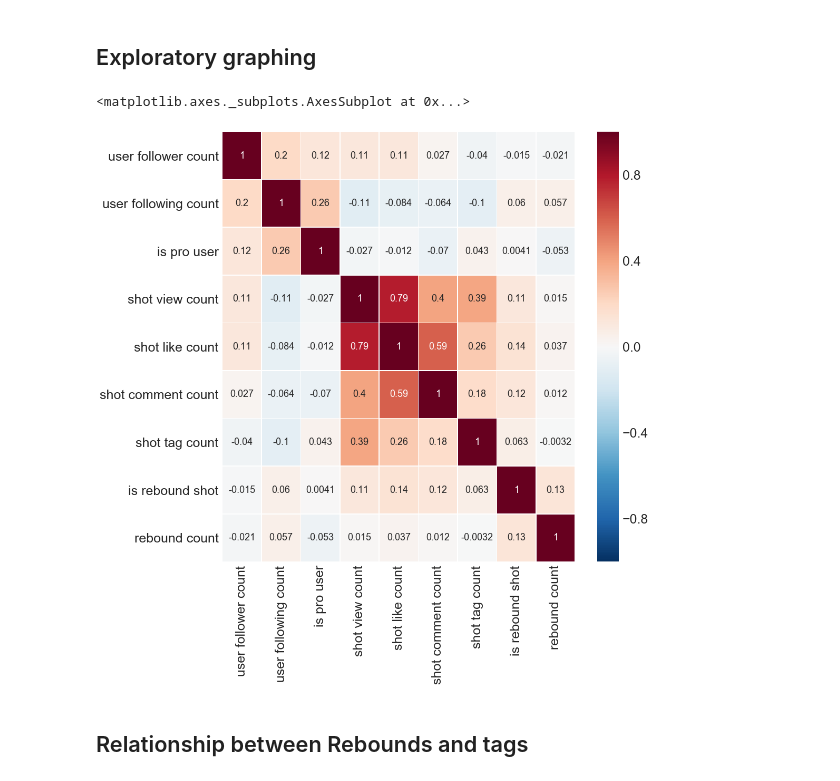
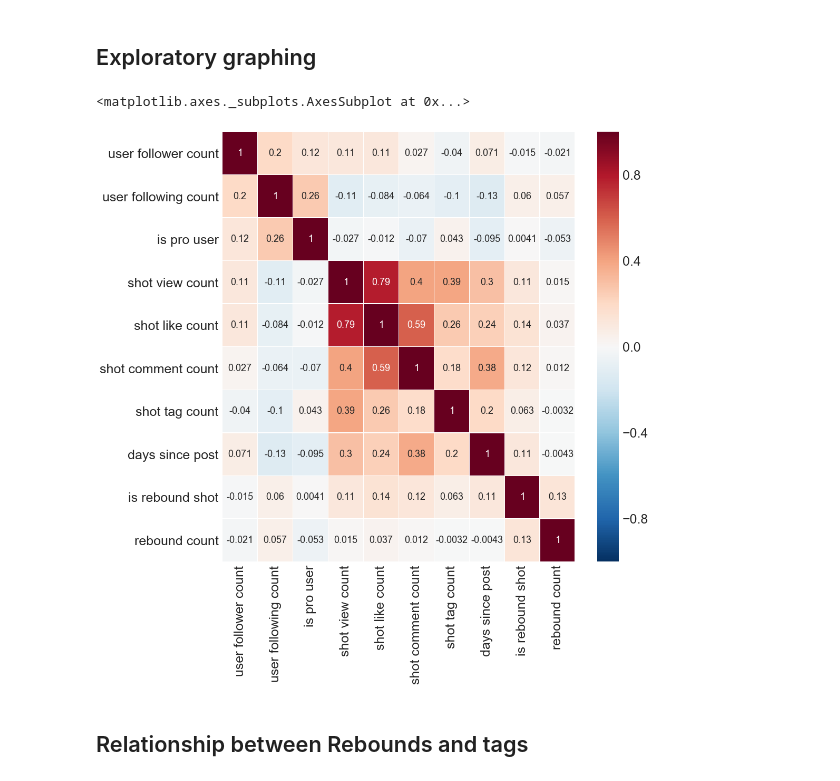
Before and after one commit to kapil1garg/sccs-dribble-parser, a Jupyter notebook: dribbble-scraping-kapil.ipynb, the cells around one changed output. Saved outputs shown, nothing was run; the diff lists cells and outputs as text; code cells hidden in the pictures.

Commit message:
adding number days since shot post to rebound analysis

```diff
--- a/dribbble-scraping-kapil.ipynb
+++ b/dribbble-scraping-kapil.ipynb
@@ -6,6 +6,7 @@ import pickle
 import operator
 import time
 import os
+import datetime
 
 import requests
 import pandas as pd
@@ -13,6 +14,20 @@ import seaborn as sns
 import matplotlib.pyplot as plt
 %matplotlib inline
 
+def get_days_between(date_past, date_future):
+    """
+    Computes time difference between two dates in fractional days
+
+    Inputs:
+        date_past(datetime object): previous date
+        date_future(datetime object): future date
+
+    Output:
+        (float): fractional number of days between date_past and date_future
+    """
+    time_diff = date_future - date_past
+    return time_diff.total_seconds() / datetime.timedelta(days=1).total_seconds()
+
 with open('config.json') as json_data:
     d = json.load(json_data)
     DRIBBBLE_API_KEY = d['dribbble-key']
@@ -43,6 +58,8 @@ else:
     with open(all_shots_filename, 'wb') as f:
         pickle.dump(all_shots, f)
 # %%
+current_date = pd.to_datetime(datetime.datetime.now())
+
 shot_data = []
 for shot in all_shots:
     current_data = {
@@ -55,7 +72,8 @@ for shot in all_shots:
         'views': shot['views_count'],
         'likes': shot['likes_count'],
         'comment_count': shot['comments_count'],
-        'is_pro': shot['user']['pro']
+        'is_pro': shot['user']['pro'],
+        'days_since_post': get_days_between(pd.to_datetime(shot['created_at']), current_date)
     }
 
     shot_data.append(current_data)
@@ -107,21 +125,21 @@ Total number of Rebounds: 3616
 shot_data_df = pd.DataFrame(shot_data)
 del shot_data_df['tags']
 col_ordering = ['follower_count', 'following_count', 'is_pro', \
-                'views', 'likes', 'comment_count', 'tag_count',  'is_rebound',  'rebounds']
+                'views', 'likes', 'comment_count', 'tag_count', 'days_since_post', 'is_rebound',  'rebounds']
 shot_data_df = shot_data_df[col_ordering]
 # %%
 shot_corr = shot_data_df.corr()
 shot_corr_tick_labels = ['user follower count', 'user following count', 'is pro user', \
-                         'shot view count', 'shot like count', 'shot comment count', 'shot tag count', \
+                         'shot view count', 'shot like count', 'shot comment count', 'shot tag count', 'days since post', \
                          'is rebound shot', 'rebound count']
 
 fig, ax = plt.subplots(figsize=(15, 15))
 sns.set(font_scale=2.5)
 sns.heatmap(shot_corr, xticklabels=shot_corr_tick_labels, yticklabels=shot_corr_tick_labels, \
             linewidths=.5, ax=ax, annot=True, annot_kws={'size': 18})
 # %% [output]
 <matplotlib.axes._subplots.AxesSubplot at 0x...>
-[figure, old version]
+[figure, new version]
 # %% [markdown]
 ## Relationship between Rebounds and tags
 # %%
```
Also changed, not shown: parts of 1 cell of this notebook.
